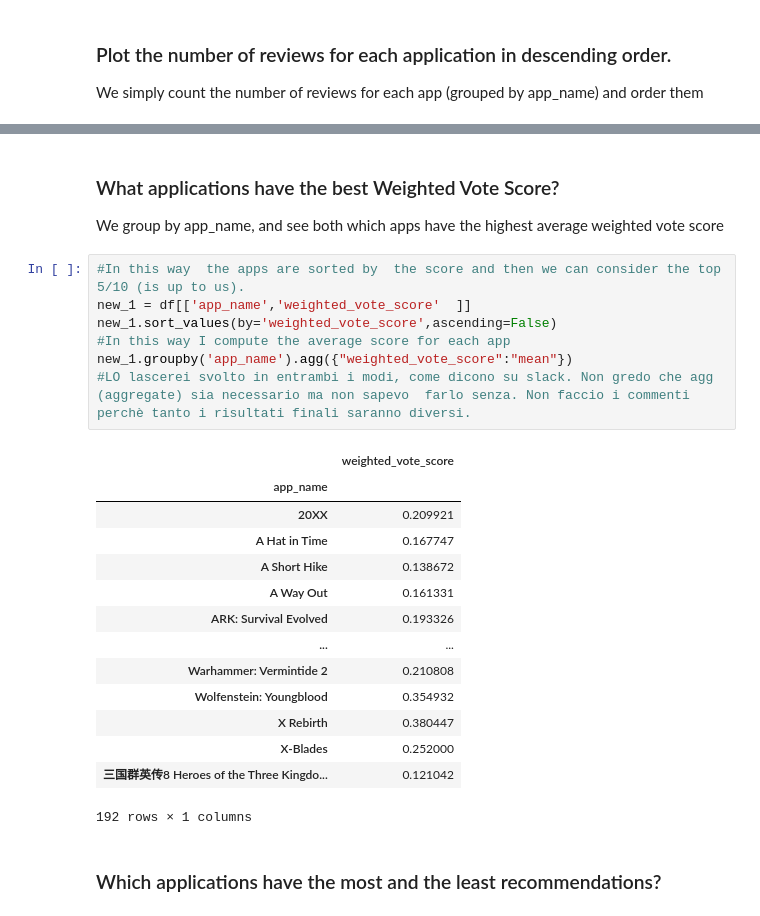
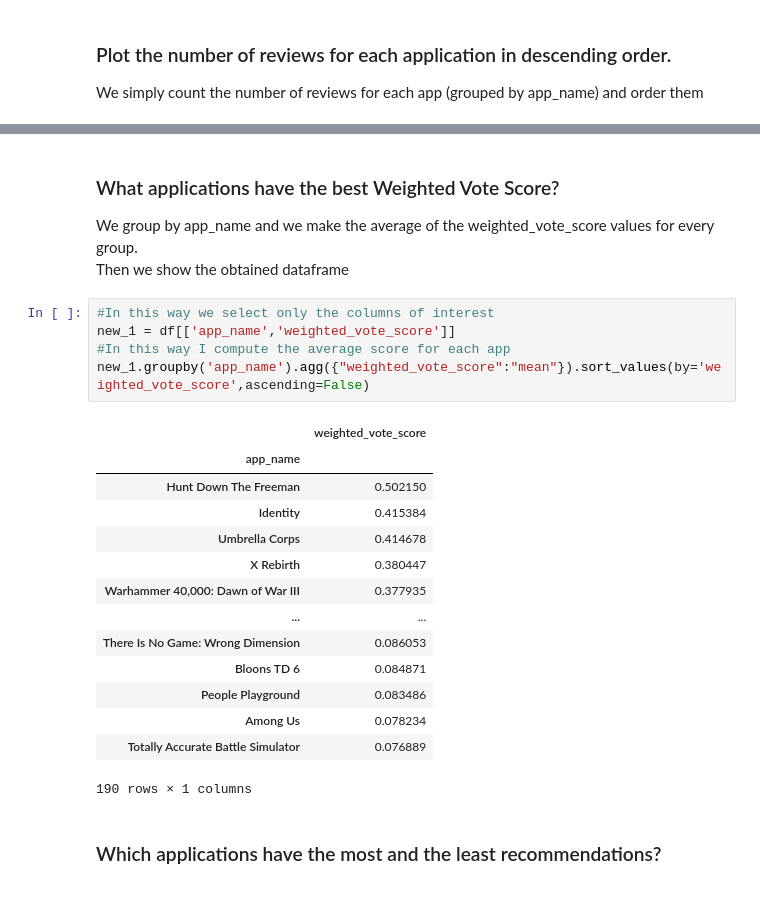
Before and after one commit to PliniLeonardo/ADM_homework2, a Jupyter notebook: Homework.ipynb, the cells around one changed output, grey strips where cells are left out. Saved outputs shown, nothing was run; the diff lists cells and outputs as text.

```diff
--- a/Homework.ipynb
+++ b/Homework.ipynb
@@ -250,29 +265,28 @@ app_sort.head(30).plot.bar()
 [figure]
 # %% [markdown]
 ### What applications have the best Weighted Vote Score?
-We group by app_name, and see both which apps have the highest average weighted vote score
+We group by app_name and we make the average of the weighted_vote_score values for every group.<br>
+Then we show the obtained dataframe
-# %%
-#In this way  the apps are sorted by  the score and then we can consider the top 5/10 (is up to us).
-new_1 = df[['app_name','weighted_vote_score'  ]]
-new_1.sort_values(by='weighted_vote_score',ascending=False)
-#In this way I compute the average score for each app
-new_1.groupby('app_name').agg({"weighted_vote_score":"mean"})
-#LO lascerei svolto in entrambi i modi, come dicono su slack. Non gredo che agg (aggregate) sia necessario ma non sapevo  farlo senza. Non faccio i commenti perchè tanto i risultati finali saranno diversi.
-# %% [output]
-|  | weighted_vote_score |
-| app_name |  |
-| 20XX | 0.209921 |
-| A Hat in Time | 0.167747 |
-| A Short Hike | 0.138672 |
-| A Way Out | 0.161331 |
-| ARK: Survival Evolved | 0.193326 |
-| ... | ... |
-| Warhammer: Vermintide 2 | 0.210808 |
-| Wolfenstein: Youngblood | 0.354932 |
-| X Rebirth | 0.380447 |
-| X-Blades | 0.252000 |
-| 三国群英传8 Heroes of the Three Kingdo... | 0.121042 |
-192 rows × 1 columns
+# %%
+#In this way we select only the columns of interest
+new_1 = df[['app_name','weighted_vote_score']]
+#In this way I compute the average score for each app
+new_1.groupby('app_name').agg({"weighted_vote_score":"mean"}).sort_values(by='weighted_vote_score',ascending=False)
+# %% [output]
+|  | weighted_vote_score |
+| app_name |  |
+| Hunt Down The Freeman | 0.502150 |
+| Identity | 0.415384 |
+| Umbrella Corps | 0.414678 |
+| X Rebirth | 0.380447 |
+| Warhammer 40,000: Dawn of War III | 0.377935 |
+| ... | ... |
+| There Is No Game: Wrong Dimension | 0.086053 |
+| Bloons TD 6 | 0.084871 |
+| People Playground | 0.083486 |
+| Among Us | 0.078234 |
+| Totally Accurate Battle Simulator | 0.076889 |
+190 rows × 1 columns
 # %% [markdown]
 ### Which applications have the most and the least recommendations?
 # %% [markdown]
```
Also changed, not shown: parts of 18 cells of this notebook.
